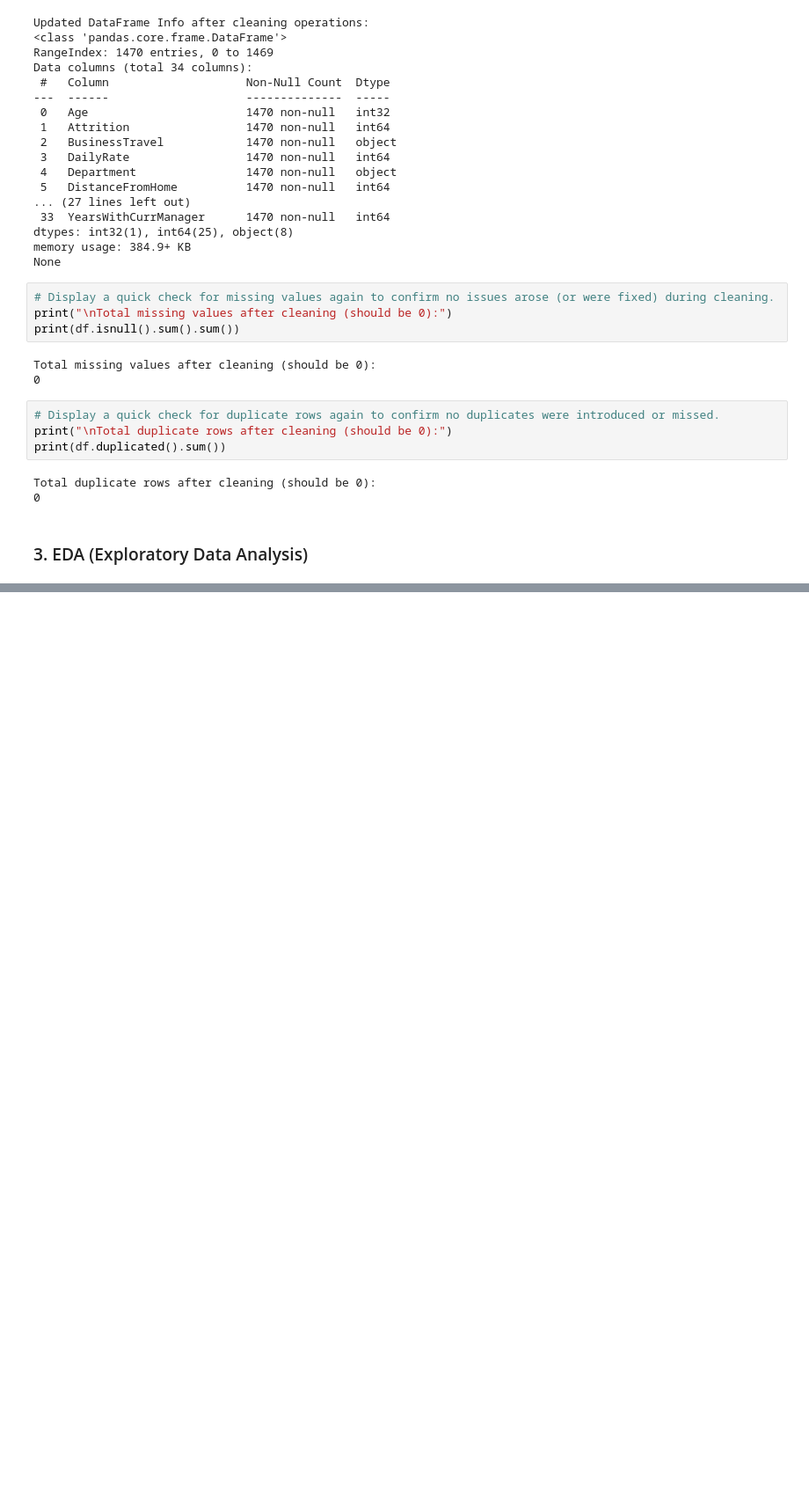
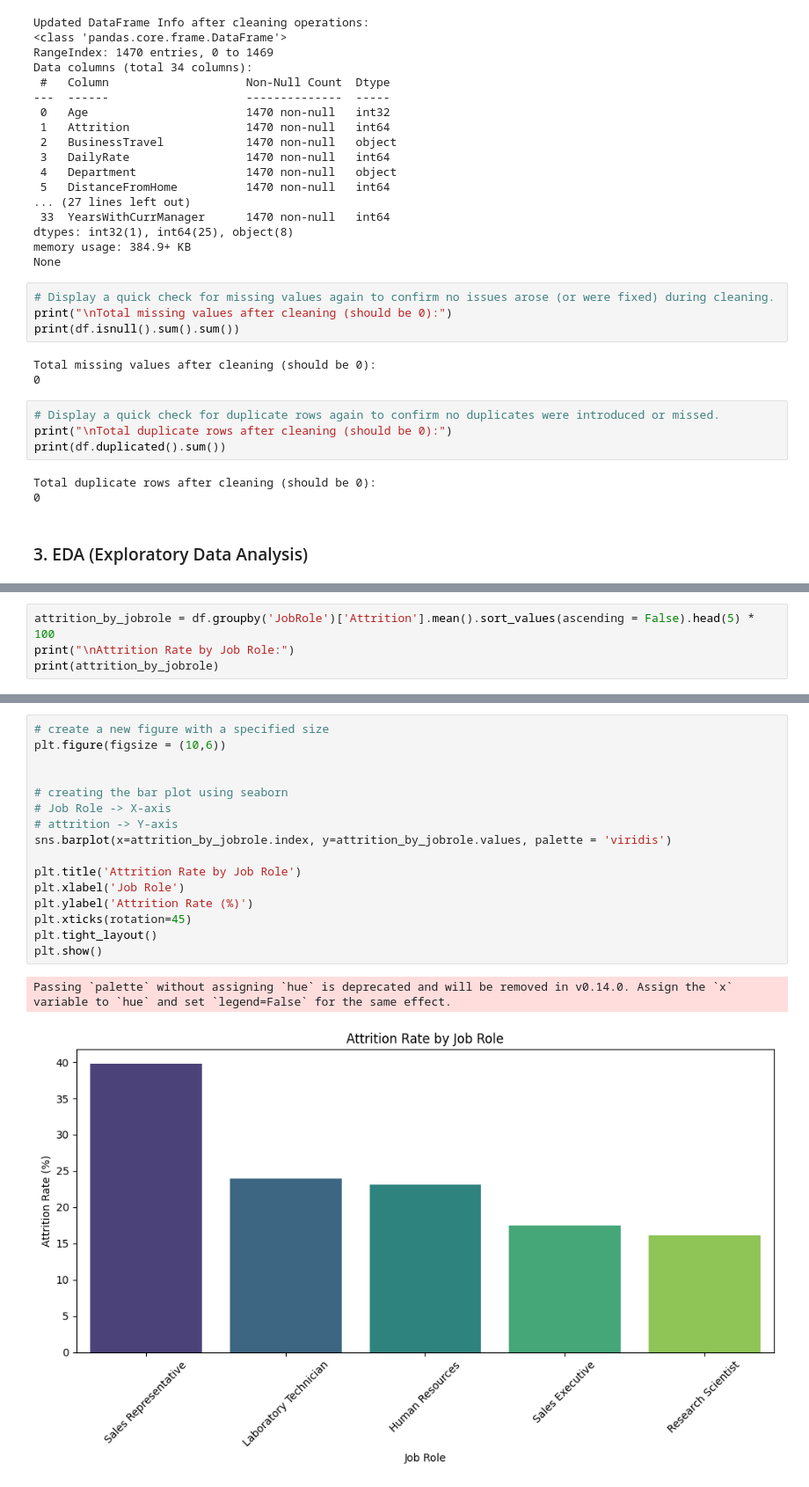
Before and after one commit to sridharreddy7831/HR_Data_Analysis, a Jupyter notebook: Notebooks/HR_Data_Analysis.ipynb, the cells around one changed output, grey strips where cells are left out. Shown: that part at 88% size. Drawn from its saved outputs; the diff is of its cells as text; blank space fills up the shorter version.

```diff
--- a/Notebooks/HR_Data_Analysis.ipynb
+++ b/Notebooks/HR_Data_Analysis.ipynb
@@ -222,0 +291,4 @@ Total duplicate rows after cleaning (should be 0):
+# %%
+attrition_by_jobrole = df.groupby('JobRole')['Attrition'].mean().sort_values(ascending = False).head(5) * 100
+print("\nAttrition Rate by Job Role:")
+print(attrition_by_jobrole)
@@ -222,0 +304,19 @@ Total duplicate rows after cleaning (should be 0):
+# %%
+# create a new figure with a specified size
+plt.figure(figsize = (10,6))
+
+
+# creating the bar plot using seaborn
+# Job Role -> X-axis
+# attrition -> Y-axis
+sns.barplot(x=attrition_by_jobrole.index, y=attrition_by_jobrole.values, palette = 'viridis')
+
+plt.title('Attrition Rate by Job Role')
+plt.xlabel('Job Role')
+plt.ylabel('Attrition Rate (%)')
+plt.xticks(rotation=45)
+plt.tight_layout()
+plt.show()
+# %% [output]
+Passing `palette` without assigning `hue` is deprecated and will be removed in v0.14.0. Assign the `x` variable to `hue` and set `legend=False` for the same effect.
+[figure, added]
```
Also changed, not shown: parts of 9 cells of this notebook.
